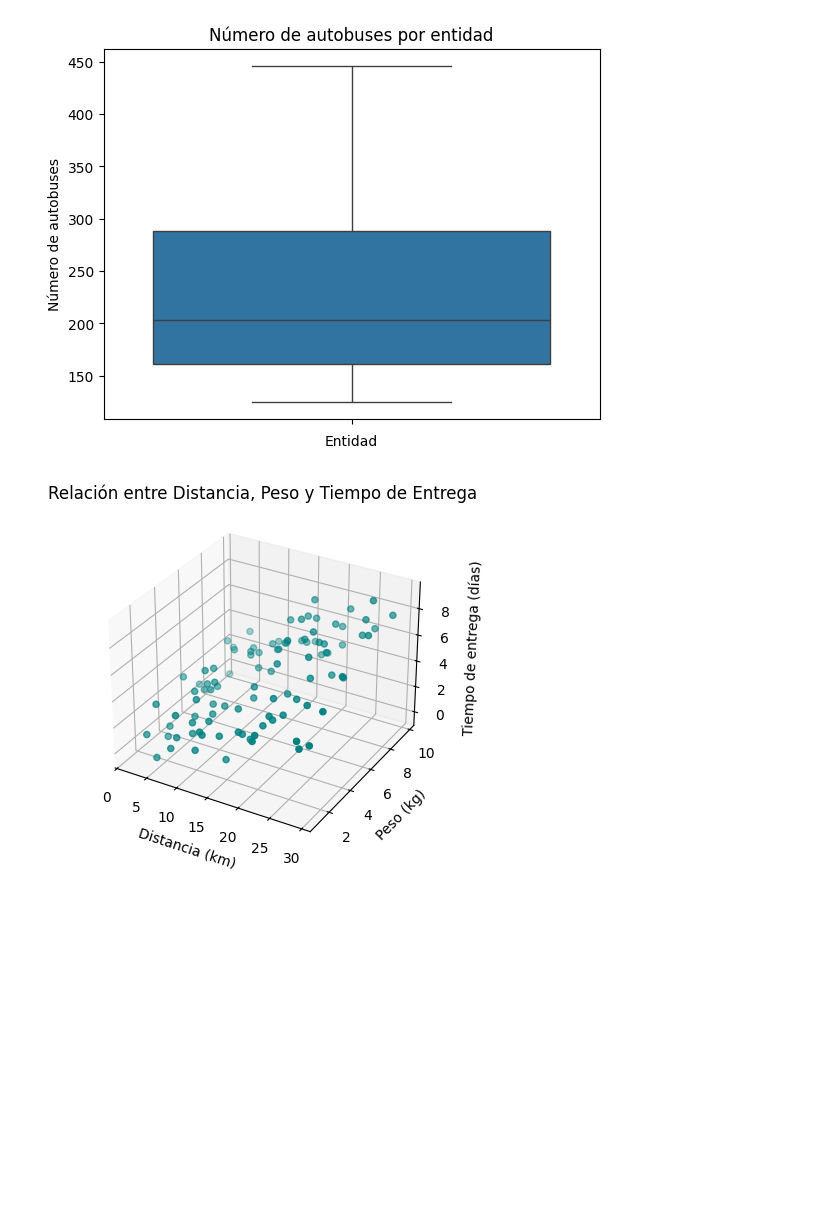
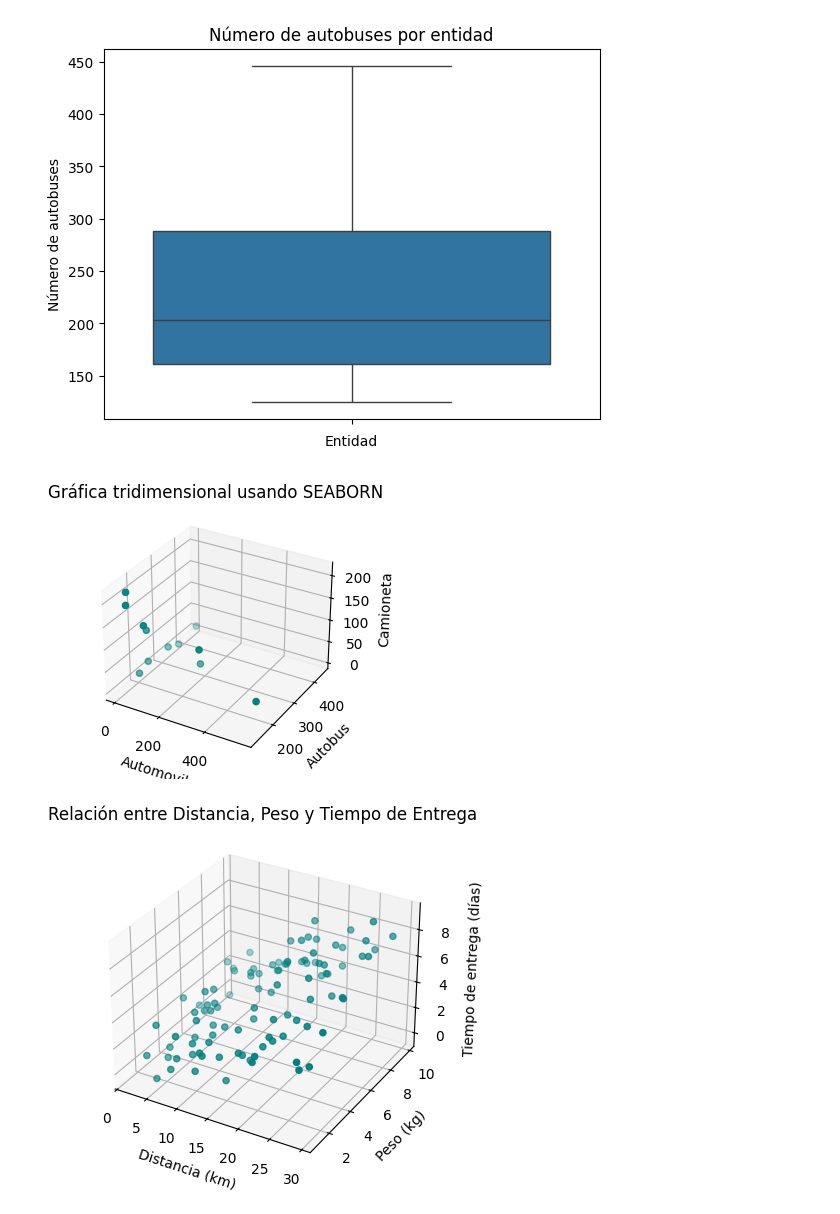
Before and after one commit to jcml002/12Reto, a Jupyter notebook: Reto12.ipynb, the cells around one changed output. Saved outputs shown, nothing was run; the diff lists cells and outputs as text; code cells hidden in the pictures; blank space fills up the shorter version.

```diff
--- a/Reto12.ipynb
+++ b/Reto12.ipynb
@@ -64,6 +64,19 @@ plt.ylabel('Número de autobuses')
 plt.show()
 # %% [output]
 [figure]
+# %%
+# Graficar
+fig = plt.figure(figsize=(6, 3))
+ax = fig.add_subplot(121, projection='3d')
+ax.scatter(dfreto3['Automovil'], dfreto3['Autobus'], dfreto3['Camioneta'], c='teal', marker='o')
+ax.set_xlabel('Automovil')
+ax.set_ylabel('Autobus')
+ax.set_zlabel('Camioneta')
+ax.set_title('Gráfica tridimensional usando SEABORN')
+plt.tight_layout()
+plt.show()
+# %% [output]
+[figure, added]
 # %%
 
 
```
